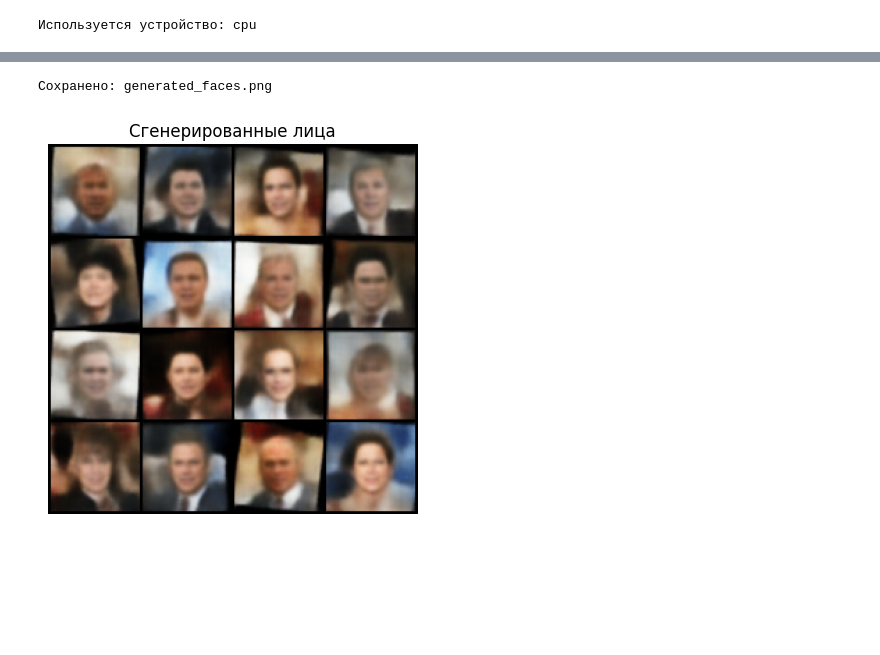
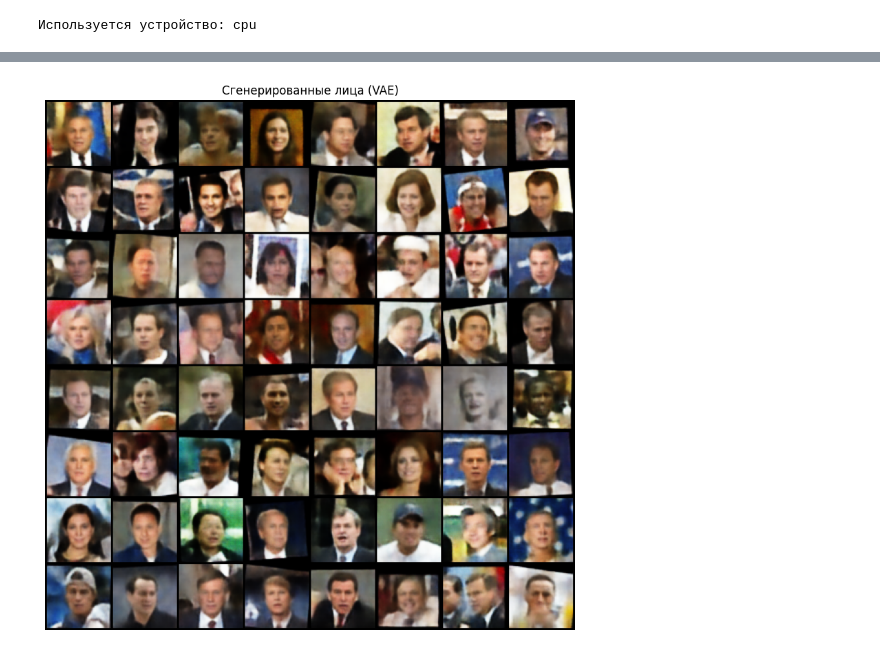
Before and after one commit to AnaKaftanchikova/data_science_prof_level, a Jupyter notebook: hw2/notebooks/vae.ipynb, the cells around one changed output, grey strips where cells are left out. Cells and saved outputs as stored; diff of their text form; code cells hidden in the pictures; blank space fills up the shorter version.

```diff
--- a/hw2/notebooks/vae.ipynb
+++ b/hw2/notebooks/vae.ipynb
@@ -11,8 +11,8 @@ import numpy as np
 data_dir = "../data/faces/lfw_funneled"
 batch_size = 64
 image_size = 64
-latent_dim = 128
-epochs = 100
+latent_dim = 256
+epochs = 50
 lr = 1e-3
 device = torch.device("cuda" if torch.cuda.is_available() else "cpu")
 print(f"Используется устройство: {device}")
@@ -98,5 +110 @@ def vae_loss(recon_x, x, mu, logvar):
-# %%
-vae = VAE(latent_dim).to(device)
-optimizer = optim.Adam(vae.parameters(), lr=lr)
-loss_history = []
 # %%
@@ -147,14 +166,16 @@ plt.show()
 # %%
-vae.eval()
+model.eval()
 with torch.no_grad():
-    imgs, _ = next(iter(dataloader))
+    data_iter = iter(dataloader)
+    imgs, _ = next(data_iter)
     imgs = imgs.to(device)
-    recon, _, _ = vae(imgs)
-    comparison = torch.cat([imgs[:8], recon[:8]])
-    utils.save_image(comparison.cpu(), "reconstruction.png", nrow=8)
-    print("Сохранено: reconstruction.png")
 
-plt.imshow(np.transpose(utils.make_grid(comparison.cpu(), nrow=8), (1,2,0)))
+    recon_imgs, _, _ = model(imgs)
+    comparison = torch.cat([imgs[:8], recon_imgs[:8]])  # верх — оригиналы, низ — реконструкции
+
+# Отображение
+plt.figure(figsize=(12, 6))
+plt.imshow(np.transpose(vutils.make_grid(comparison.cpu(), nrow=8, normalize=True), (1, 2, 0)))
 plt.axis('off')
 plt.title("Оригиналы (верх) и реконструкции (низ)")
 plt.show()
@@ -164,14 +184,20 @@ plt.show()
 # %%
+model.eval()
+beta = 0.1
 with torch.no_grad():
-    z = torch.randn(16, latent_dim).to(device)
-    samples = vae.decoder(z)
-    utils.save_image(samples.cpu(), "generated_faces.png", nrow=4)
-    print("Сохранено: generated_faces.png")
+    imgs, _ = next(iter(dataloader))
+    imgs = imgs.to(device)
 
-plt.imshow(np.transpose(utils.make_grid(samples.cpu(), nrow=4), (1,2,0)))
-plt.axis('off')
-plt.title("Сгенерированные лица")
+    mu, logvar = model.encode(imgs)
+    eps = 0.1 * torch.randn_like(mu)  # маленький шум
+    z = mu + eps
+    generated = model.decoder(z).cpu()
+    vutils.save_image(generated, "results/generated_faces.png", nrow=4, normalize=True)
+
+plt.figure(figsize=(10, 10))
+plt.imshow(np.transpose(vutils.make_grid(generated, nrow=8, normalize=True), (1, 2, 0)))
+plt.axis("off")
+plt.title("Сгенерированные лица (VAE)")
 plt.show()
 # %% [output]
-Сохранено: generated_faces.png
-[figure, old version]
+[figure, new version]
```
Also changed, not shown: parts of 11 cells of this notebook, 53 other files.
